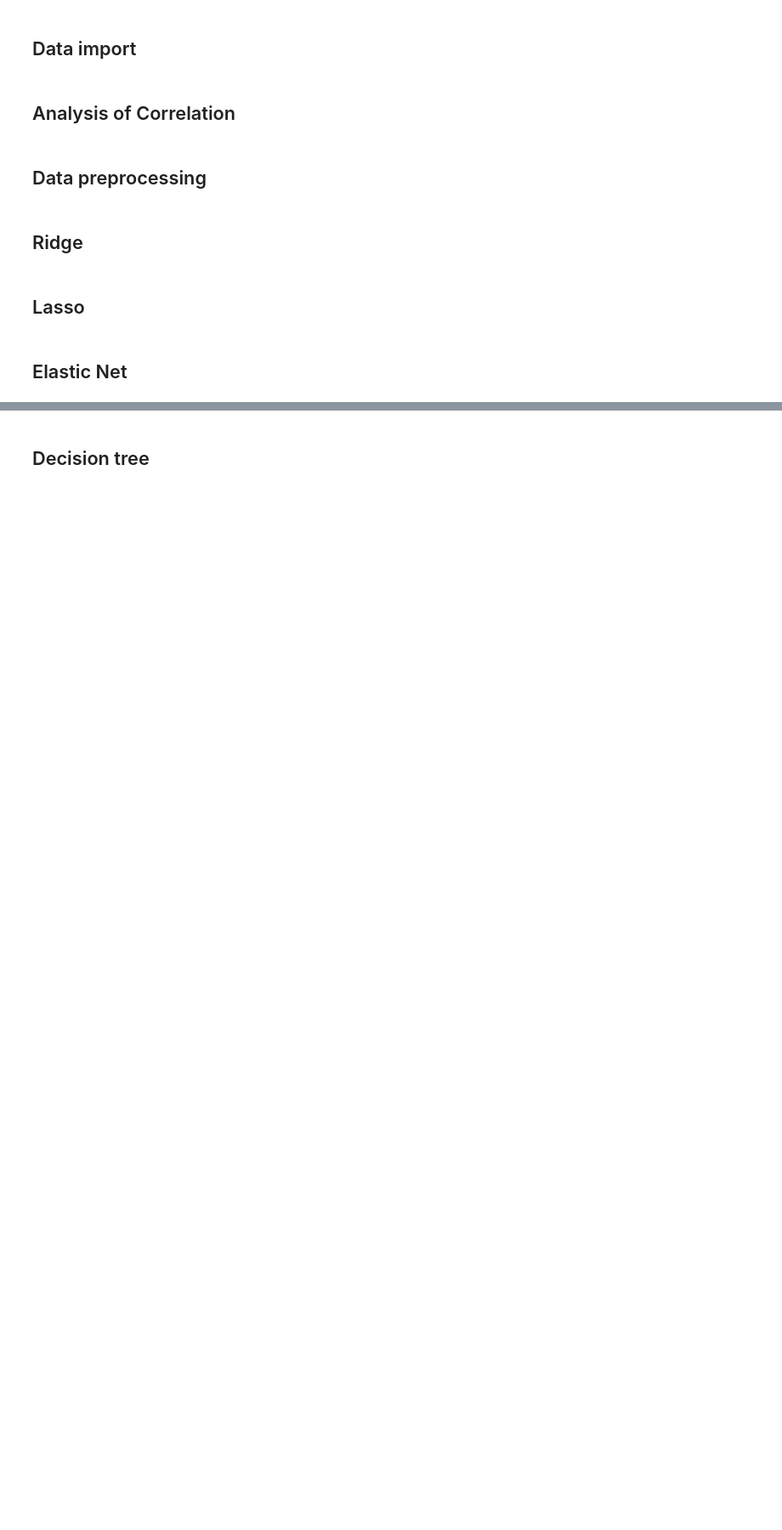
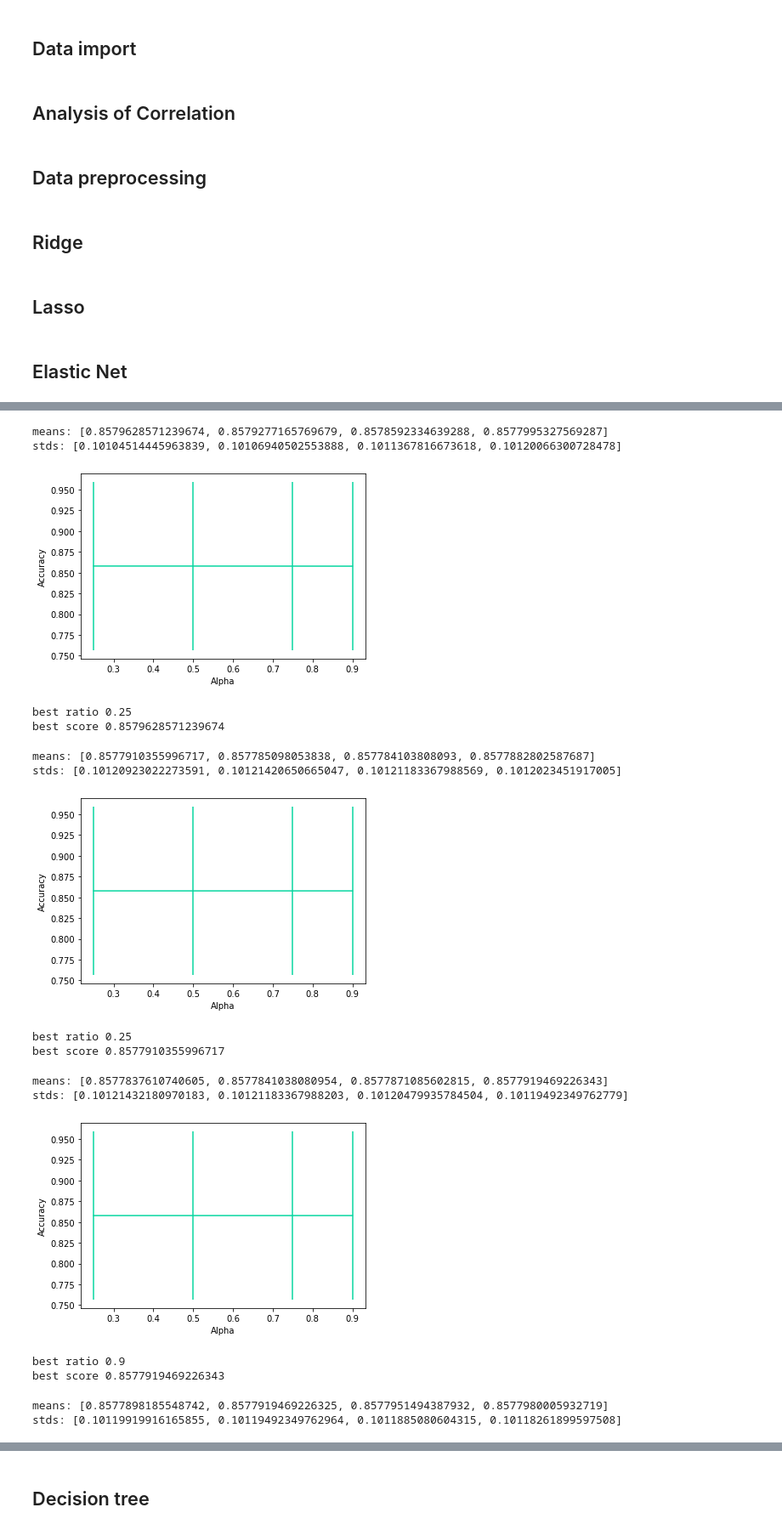
Before and after one commit to Chenmo1212/ML-WIC_predict, a Jupyter notebook: Code.ipynb, the cells around one changed output, grey strips where cells are left out. Shown at 85% size. Drawn from its saved outputs; the diff is of its cells as text; code cells hidden in the pictures; blank space fills up the shorter version.

Commit message:
done ElasticNet

```diff
--- a/Code.ipynb
+++ b/Code.ipynb
@@ -111,11 +130,14 @@ means3, stds3 = cross_validate(Ridge_clfs)
 # %% [markdown]
 ## Lasso
 # %%
-Lasso_clfs = []
-for i in range(5):
-    clf = Lasso(alpha = 10 ** (i - 2), max_iter = 5000, random_state = 913)
-    Lasso_clfs.append(clf)
-mean, std = cross_validate(Lasso_clfs)
+# 由于和Ridge以及ElasticNet差不多，因此在此暂不考虑
+
+# Lasso_clfs = []
+# for i in range(5):
+#     clf = Lasso(alpha = 10 ** (i - 2), max_iter = 5000, random_state = 913)
+#     Lasso_clfs.append(clf)
+# means_lasso, stds_lasso = cross_validate(Lasso_clfs)
+# plot_errbar([0.01, 0.1, 1, 10, 100], means_lasso, stds_lasso)
 # %% [markdown]
 ## Elastic Net
 # %%
@@ -131,0 +157,4 @@ mean, std = cross_validate(ElasticNet_clfs)
+# %%
+encv = ElasticNetCV(alphas=(0.1, 0.01, 0.005, 0.001), l1_ratio=(0.25, 0.5, 0.75, 0.9), normalize=True)
+encv.fit(X_train, y_train)
+print('ElasticNet optimal alpha: %.3f and L1 ratio: %.4f' % (encv.alpha_, encv.l1_ratio_))
@@ -131,0 +176,42 @@ mean, std = cross_validate(ElasticNet_clfs)
+# %%
+alphas = [0.1, 0.01, 0.005, 0.001]
+l1_ratio = [0.25, 0.5, 0.75, 0.9]
+
+mean_ela = []
+std_ela = []
+
+for i, alpha in enumerate(alphas):
+    mean_list = []
+    std_list = []
+    ElasticNet_clfs = []
+
+    for radio in l1_ratio:
+        model = ElasticNet(alpha=alpha, l1_ratio=radio, random_state=1212, max_iter=5000).fit(X_train, y_train)
+        ElasticNet_clfs.append(model)
+
+    mean_tep, std_tmp = cross_validate(ElasticNet_clfs)
+    plot_errbar(l1_ratio, mean_tmp, std_tmp)
+
+    mean_ela.append(mean_ela)
+    std_ela.append(std_ela)
+
+print("best ratio", l1_ratio[best_index])
+print("best score", mean_ela[best_index])
+# %% [output]
+means: [0.8579628571239674, 0.8579277165769679, 0.8578592334639288, 0.8577995327569287]
+stds: [0.10104514445963839, 0.10106940502553888, 0.1011367816673618, 0.10120066300728478]
+[figure, added]
+best ratio 0.25
+best score 0.8579628571239674
+means: [0.8577910355996717, 0.857785098053838, 0.857784103808093, 0.8577882802587687]
+stds: [0.10120923022273591, 0.10121420650665047, 0.10121183367988569, 0.1012023451917005]
+[figure, added]
+best ratio 0.25
+best score 0.8577910355996717
+means: [0.8577837610740605, 0.8577841038080954, 0.8577871085602815, 0.8577919469226343]
+stds: [0.10121432180970183, 0.10121183367988203, 0.10120479935784504, 0.10119492349762779]
+[figure, added]
+best ratio 0.9
+best score 0.8577919469226343
+means: [0.8577898185548742, 0.8577919469226325, 0.8577951494387932, 0.8577980005932719]
+stds: [0.10119919916165855, 0.10119492349762964, 0.1011885080604315, 0.10118261899597508]
```
Also changed, not shown: parts of 10 cells of this notebook, 1 other file.
